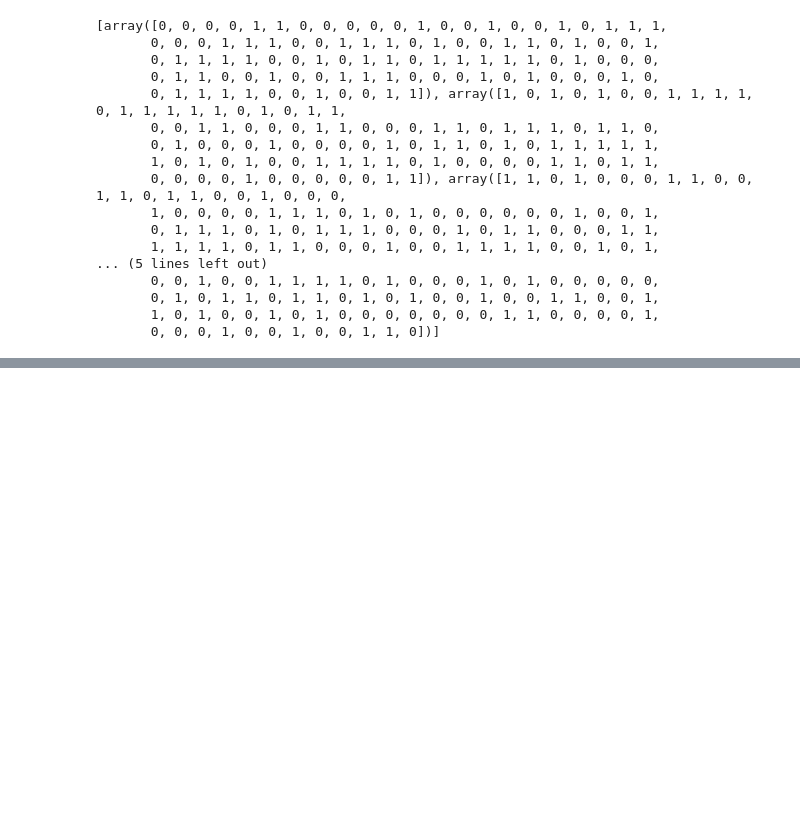
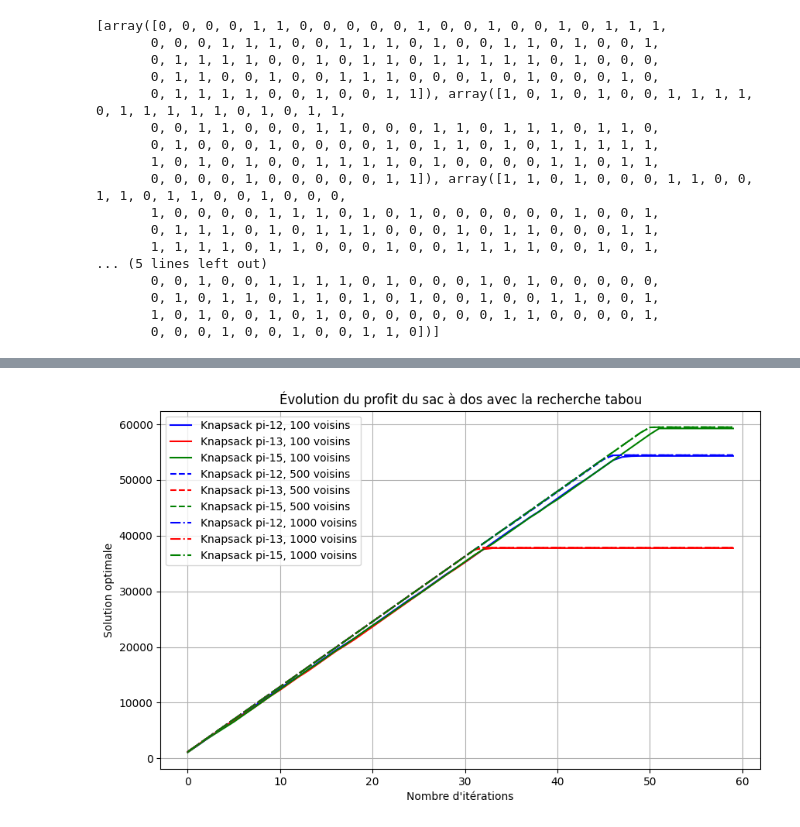
Before and after one commit to mustaphama/Knapsack, a Jupyter notebook: Knapsack_v01.ipynb, the cells around one changed output, grey strips where cells are left out. Cells and saved outputs as stored; diff of their text form; code cells hidden in the pictures; blank space fills up the shorter version.

```diff
--- a/Knapsack_v01.ipynb
+++ b/Knapsack_v01.ipynb
@@ -98,0 +224,45 @@ print(Nsol)
+# %%
+knapsack1 = read_data("Data/pi-12-10000-1000-001.kna")
+knapsack2 = read_data("Data/pi-13-10000-1000-001.kna")
+knapsack3 = read_data("Data/pi-15-10000-1000-001.kna")
+
+max_iterations = 60
+tabu_size = 25
+
+# Définir les nombres de voisins à tester
+nbVoisins_list = [100, 500, 1000]
+
+# Stocker les résultats pour chaque nombre de voisins
+results = []
+
+for nbVoisins in nbVoisins_list:
+    best_solution, best_value12, weight1, solutionsList1 = tabu_search(knapsack1, max_iterations, tabu_size)
+    best_solution, best_value13, weight2, solutionsList2 = tabu_search(knapsack2, max_iterations, tabu_size)
+    best_solution, best_value15, weight3, solutionsList3 = tabu_search(knapsack3, max_iterations, tabu_size)
+    results.append((solutionsList1, solutionsList2, solutionsList3, nbVoisins))
+
+# Tracer le graphe 2D
+plt.figure(figsize=(10, 6))
+
+# Couleurs et styles de ligne pour chaque nombre de voisins
+colors = ['b', 'r', 'g']
+linestyles = ['-', '--', '-.']
+
+# Ajouter les données au graphe 2D
+for idx, (solutionsList1, solutionsList2, solutionsList3, nbVoisins) in enumerate(results):
+    iterations = range(max_iterations)
+
+    # Tracer pour chaque knapsack
+    plt.plot(iterations, solutionsList1, linestyle=linestyles[idx], color=colors[0], label=f"Knapsack pi-12, {nbVoisins} voisins")
+    plt.plot(iterations, solutionsList2, linestyle=linestyles[idx], color=colors[1], label=f"Knapsack pi-13, {nbVoisins} voisins")
+    plt.plot(iterations, solutionsList3, linestyle=linestyles[idx], color=colors[2], label=f"Knapsack pi-15, {nbVoisins} voisins")
+
+# Configurer les axes et le titre
+plt.xlabel("Nombre d'itérations")
+plt.ylabel("Solution optimale")
+plt.title("Évolution du profit du sac à dos avec la recherche tabou")
+plt.legend()
+plt.grid()
+plt.show()
+# %% [output]
+[figure, added]
```
Also changed, not shown: parts of 6 cells of this notebook.
